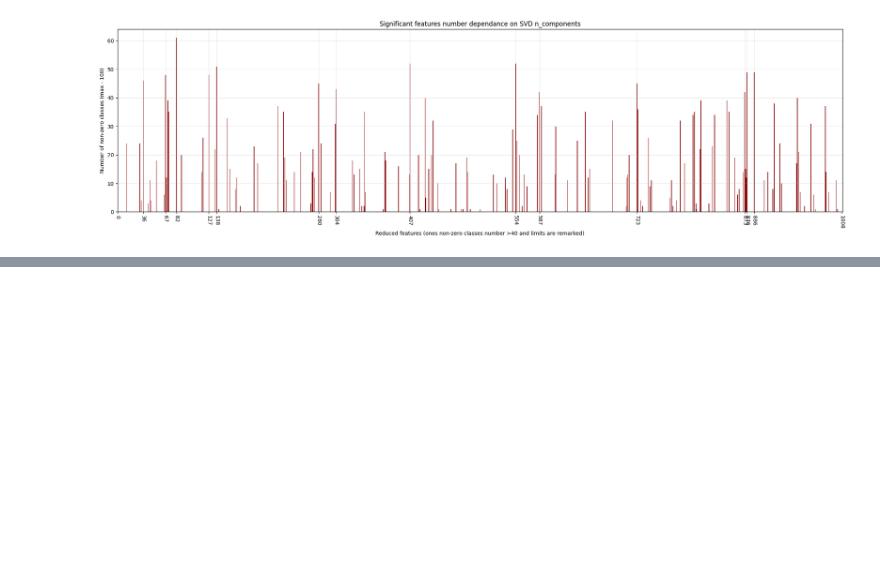
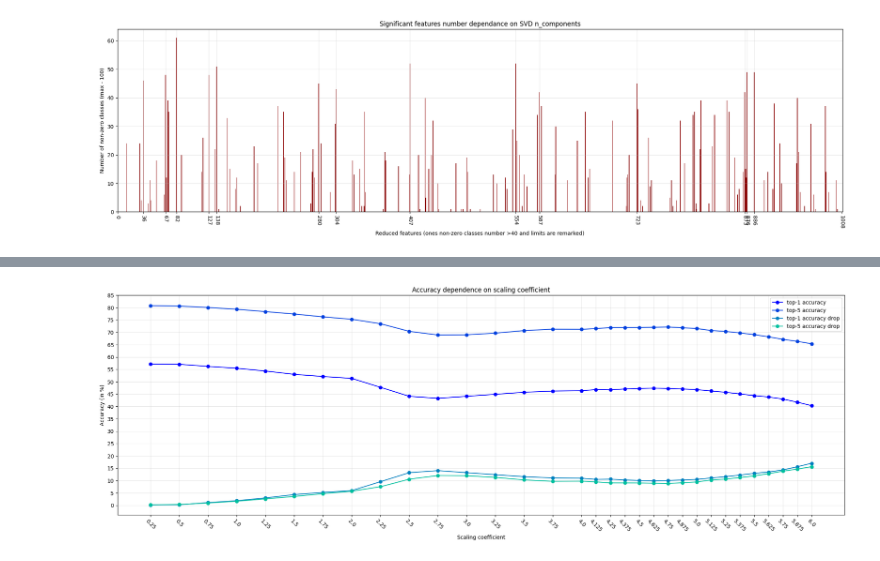
Before and after one commit to Ali-AliAli-Ali/binarize-inverse-interpret, a Jupyter notebook: regnetx_imagenet/bin_features_imagenet.ipynb, the cells around one changed output, grey strips where cells are left out. Drawn from its saved outputs; the diff is of its cells as text; code cells hidden in the pictures; blank space fills up the shorter version.

```diff
--- a/regnetx_imagenet/bin_features_imagenet.ipynb
+++ b/regnetx_imagenet/bin_features_imagenet.ipynb
@@ -165,10 +165,11 @@ def validate_epoch(model: torch.nn.Module,
 # %%
 def make_val_loader_imagenet(val_dir: str,
                              batch_size: int = 256,
-                             num_workers: int = 4):
+                             num_workers: int = 4,
+                             picture_size: int = 224):
     transforms_val = transforms.Compose([
         transforms.Resize(256),
-        transforms.CenterCrop(224),
+        transforms.CenterCrop(picture_size),
         transforms.ToTensor(),
         transforms.Normalize(
             mean=[0.485, 0.456, 0.406],
@@ -663,0 +838,39 @@ for feature_i in range(weights_binary.shape[1]):
+# %%
+def plot_scale_k_metrics(metric_dicts: list[dict],
+                         metric_names: list[str],
+                         cmap_name: str = "winter"):
+    fig, ax = plt.subplots(figsize=(20, 7))
+    metric_cmap = plt.get_cmap(cmap_name)
+
+    for i, metric_dict in enumerate(metric_dicts):
+        scale_ks = sorted(metric_dict.keys())
+        metric_values = [metric_dict[scale_k] for scale_k in scale_ks]
+
+        ax.plot(
+            scale_ks,
+            metric_values,
+            marker='o',
+            color=metric_cmap(i / len(metric_dicts)),
+            label=metric_names[i]
+        )
+
+    ax.set(
+        xticks=scale_ks,
+        xlabel="Scaling coefficient",
+        yticks=[i for i in range(0, 86, 5)],
+        ylabel="Accuracy (in %)",
+        title="Accuracy dependence on scaling coefficient"
+    )
+    ax.set_xticklabels(ax.get_xticks(), rotation=-45)
+    ax.grid(True, alpha=0.3, zorder=0)
+    ax.legend()
+
+    plt.tight_layout()
+    plt.show()
+# %%
+plot_scale_k_metrics(
+    [top1_bins, top5_bins, drops1, drops5],
+    ["top-1 accuracy", "top-5 accuracy", "top-1 accuracy drop", "top-5 accuracy drop"]
+)
+# %% [output]
+[figure, added]
```
Also changed, not shown: parts of 17 cells of this notebook.
